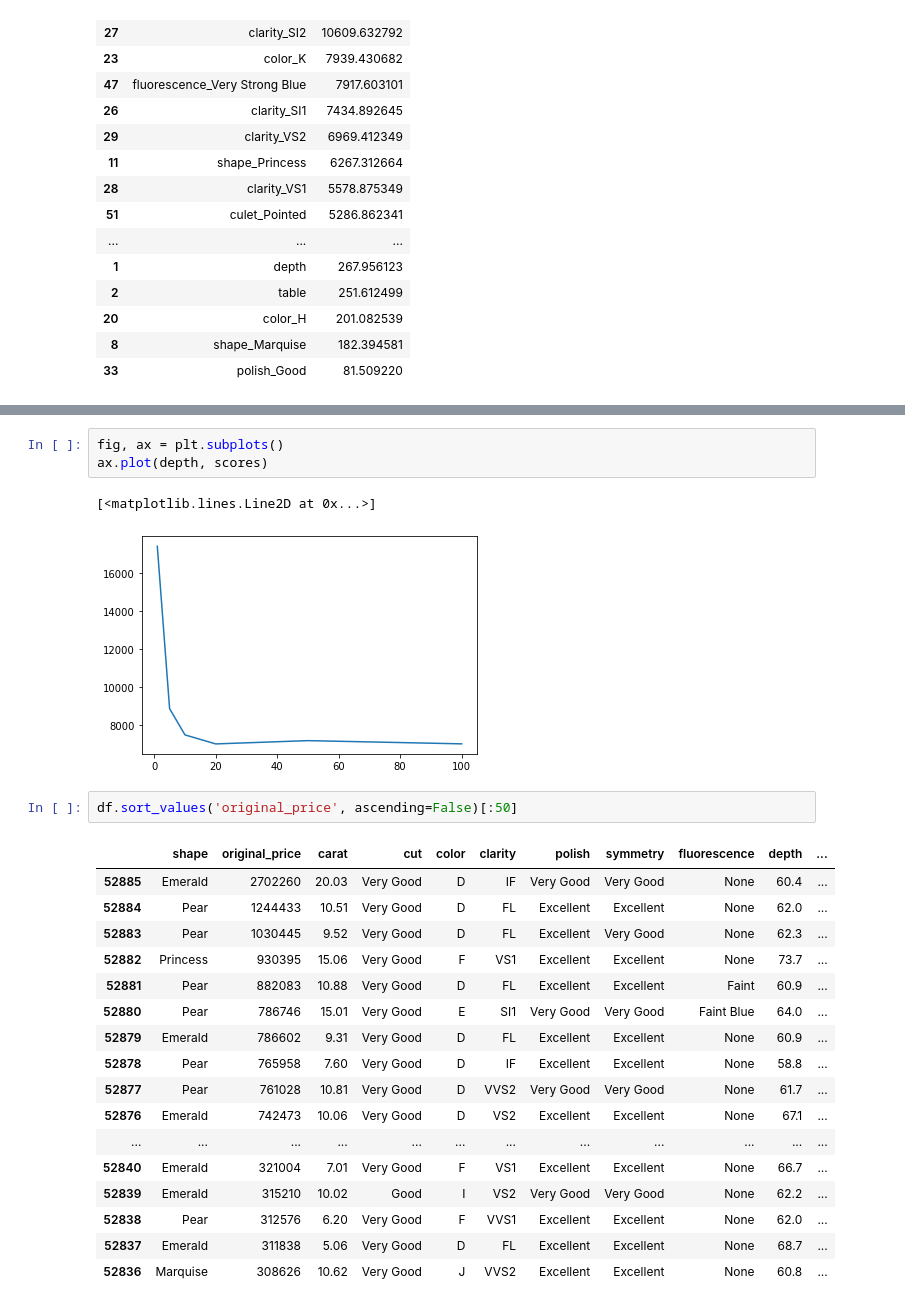
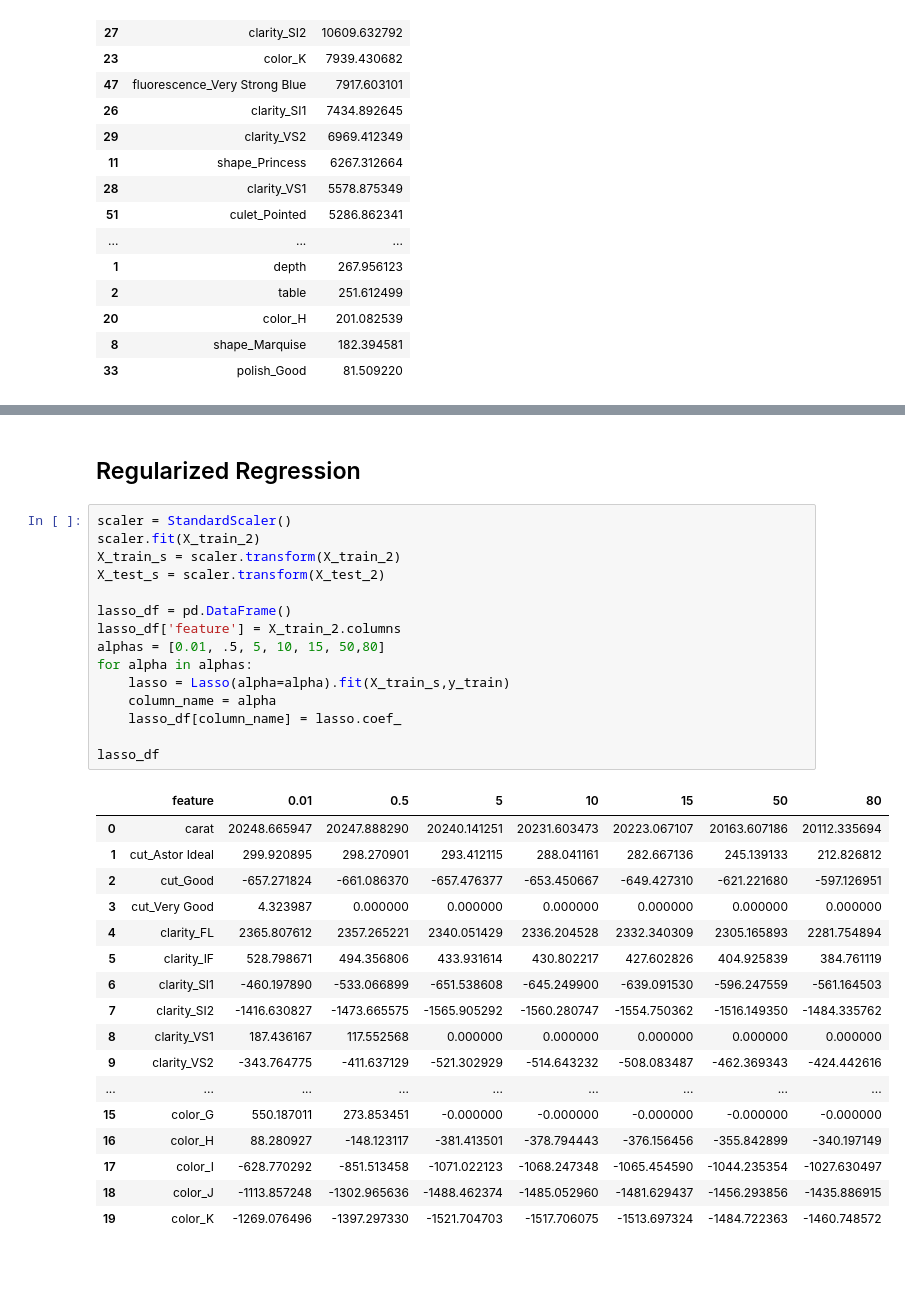
Before and after one commit to wjlau/Capstone2, a Jupyter notebook: predicting_diamond_prices.ipynb, the cells around one changed output, grey strips where cells are left out. Saved outputs shown, nothing was run; the diff lists cells and outputs as text; blank space fills up the shorter version.

```diff
--- a/predicting_diamond_prices.ipynb
+++ b/predicting_diamond_prices.ipynb
@@ -354,26 +226,35 @@ A Random Forest Regressor with max_depth of: 100 gets a score of 7005.5657856435
-# %%
-fig, ax = plt.subplots()
-ax.plot(depth, scores)
-# %% [output]
-[<matplotlib.lines.Line2D at 0x...>]
-[figure, removed]
-# %%
-df.sort_values('original_price', ascending=False)[:50]
-# %% [output]
-|  | shape | original_price | carat | cut | color | clarity | polish | symmetry | fluorescence | depth | ... |
-| 52885 | Emerald | 2702260 | 20.03 | Very Good | D | IF | Very Good | Very Good | None | 60.4 | ... |
-| 52884 | Pear | 1244433 | 10.51 | Very Good | D | FL | Excellent | Excellent | None | 62.0 | ... |
-| 52883 | Pear | 1030445 | 9.52 | Very Good | D | FL | Excellent | Very Good | None | 62.3 | ... |
-| 52882 | Princess | 930395 | 15.06 | Very Good | F | VS1 | Excellent | Excellent | None | 73.7 | ... |
-| 52881 | Pear | 882083 | 10.88 | Very Good | D | FL | Excellent | Excellent | Faint | 60.9 | ... |
-| 52880 | Pear | 786746 | 15.01 | Very Good | E | SI1 | Very Good | Very Good | Faint Blue | 64.0 | ... |
-| 52879 | Emerald | 786602 | 9.31 | Very Good | D | FL | Excellent | Excellent | None | 60.9 | ... |
-| 52878 | Pear | 765958 | 7.60 | Very Good | D | IF | Excellent | Excellent | None | 58.8 | ... |
-| 52877 | Pear | 761028 | 10.81 | Very Good | D | VVS2 | Very Good | Very Good | None | 61.7 | ... |
-| 52876 | Emerald | 742473 | 10.06 | Very Good | D | VS2 | Excellent | Excellent | None | 67.1 | ... |
-| ... | ... | ... | ... | ... | ... | ... | ... | ... | ... | ... | ... |
-| 52840 | Emerald | 321004 | 7.01 | Very Good | F | VS1 | Excellent | Excellent | None | 66.7 | ... |
-| 52839 | Emerald | 315210 | 10.02 | Good | I | VS2 | Very Good | Very Good | None | 62.2 | ... |
-| 52838 | Pear | 312576 | 6.20 | Very Good | F | VVS1 | Excellent | Excellent | None | 62.0 | ... |
-| 52837 | Emerald | 311838 | 5.06 | Very Good | D | FL | Excellent | Excellent | None | 68.7 | ... |
-| 52836 | Marquise | 308626 | 10.62 | Very Good | J | VVS2 | Excellent | Excellent | None | 60.8 | ... |
+# %% [markdown]
+## Regularized Regression
+# %%
+scaler = StandardScaler()
+scaler.fit(X_train_2)
+X_train_s = scaler.transform(X_train_2)
+X_test_s = scaler.transform(X_test_2)
+
+lasso_df = pd.DataFrame()
+lasso_df['feature'] = X_train_2.columns
+alphas = [0.01, .5, 5, 10, 15, 50,80]
+for alpha in alphas:
+    lasso = Lasso(alpha=alpha).fit(X_train_s,y_train)
+    column_name = alpha
+    lasso_df[column_name] = lasso.coef_
+
+lasso_df
+# %% [output]
+|  | feature | 0.01 | 0.5 | 5 | 10 | 15 | 50 | 80 |
+| 0 | carat | 20248.665947 | 20247.888290 | 20240.141251 | 20231.603473 | 20223.067107 | 20163.607186 | 20112.335694 |
+| 1 | cut_Astor Ideal | 299.920895 | 298.270901 | 293.412115 | 288.041161 | 282.667136 | 245.139133 | 212.826812 |
+| 2 | cut_Good | -657.271824 | -661.086370 | -657.476377 | -653.450667 | -649.427310 | -621.221680 | -597.126951 |
+| 3 | cut_Very Good | 4.323987 | 0.000000 | 0.000000 | 0.000000 | 0.000000 | 0.000000 | 0.000000 |
+| 4 | clarity_FL | 2365.807612 | 2357.265221 | 2340.051429 | 2336.204528 | 2332.340309 | 2305.165893 | 2281.754894 |
+| 5 | clarity_IF | 528.798671 | 494.356806 | 433.931614 | 430.802217 | 427.602826 | 404.925839 | 384.761119 |
+| 6 | clarity_SI1 | -460.197890 | -533.066899 | -651.538608 | -645.249900 | -639.091530 | -596.247559 | -561.164503 |
+| 7 | clarity_SI2 | -1416.630827 | -1473.665575 | -1565.905292 | -1560.280747 | -1554.750362 | -1516.149350 | -1484.335762 |
+| 8 | clarity_VS1 | 187.436167 | 117.552568 | 0.000000 | 0.000000 | 0.000000 | 0.000000 | 0.000000 |
+| 9 | clarity_VS2 | -343.764775 | -411.637129 | -521.302929 | -514.643232 | -508.083487 | -462.369343 | -424.442616 |
+| ... | ... | ... | ... | ... | ... | ... | ... | ... |
+| 15 | color_G | 550.187011 | 273.853451 | -0.000000 | -0.000000 | -0.000000 | -0.000000 | -0.000000 |
+| 16 | color_H | 88.280927 | -148.123117 | -381.413501 | -378.794443 | -376.156456 | -355.842899 | -340.197149 |
+| 17 | color_I | -628.770292 | -851.513458 | -1071.022123 | -1068.247348 | -1065.454590 | -1044.235354 | -1027.630497 |
+| 18 | color_J | -1113.857248 | -1302.965636 | -1488.462374 | -1485.052960 | -1481.629437 | -1456.293856 | -1435.886915 |
+| 19 | color_K | -1269.076496 | -1397.297330 | -1521.704703 | -1517.706075 | -1513.697324 | -1484.722363 | -1460.748572 |
```
Also changed, not shown: parts of 34 cells of this notebook.
